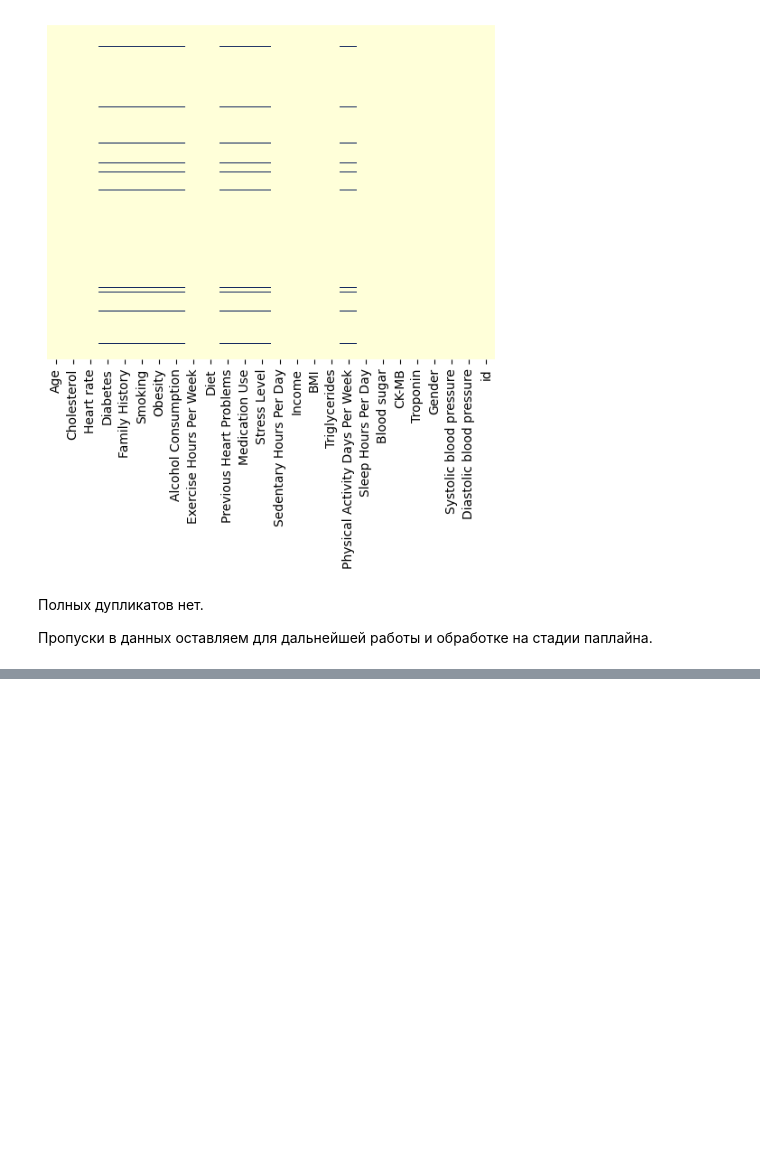
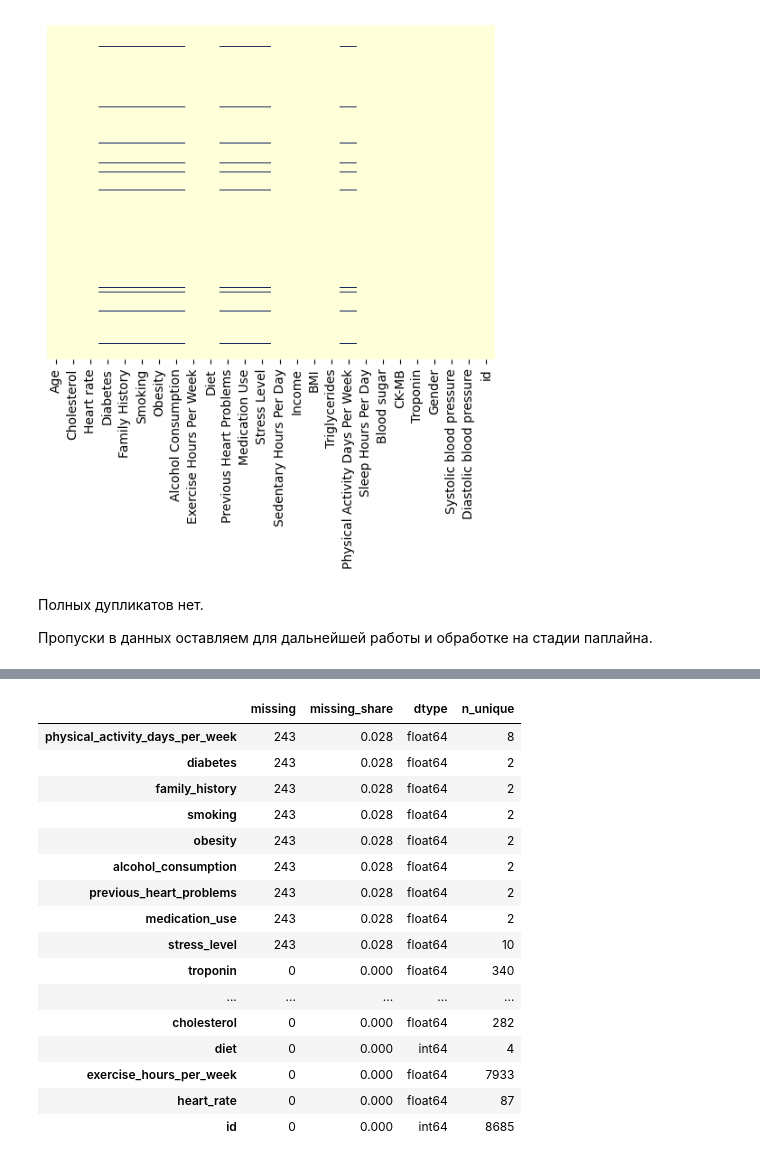
Before and after one commit to sandyclawz/hearth_attacks, a Jupyter notebook: notebooks/heart_attacks.ipynb, the cells around one changed output, grey strips where cells are left out. Saved outputs shown, nothing was run; the diff lists cells and outputs as text; code cells hidden in the pictures; blank space fills up the shorter version.

```diff
--- a/notebooks/heart_attacks.ipynb
+++ b/notebooks/heart_attacks.ipynb
@@ -343,0 +667,20 @@ display(types_report)
+# %%
+eda.missing_report(train_clean)
+# %% [output]
+|  | missing | missing_share | dtype | n_unique |
+| physical_activity_days_per_week | 243 | 0.028 | float64 | 8 |
+| diabetes | 243 | 0.028 | float64 | 2 |
+| family_history | 243 | 0.028 | float64 | 2 |
+| smoking | 243 | 0.028 | float64 | 2 |
+| obesity | 243 | 0.028 | float64 | 2 |
+| alcohol_consumption | 243 | 0.028 | float64 | 2 |
+| previous_heart_problems | 243 | 0.028 | float64 | 2 |
+| medication_use | 243 | 0.028 | float64 | 2 |
+| stress_level | 243 | 0.028 | float64 | 10 |
+| troponin | 0 | 0.000 | float64 | 340 |
+| ... | ... | ... | ... | ... |
+| cholesterol | 0 | 0.000 | float64 | 282 |
+| diet | 0 | 0.000 | int64 | 4 |
+| exercise_hours_per_week | 0 | 0.000 | float64 | 7933 |
+| heart_rate | 0 | 0.000 | float64 | 87 |
+| id | 0 | 0.000 | int64 | 8685 |
```
Also changed, not shown: parts of 41 cells of this notebook, 12 other files.
